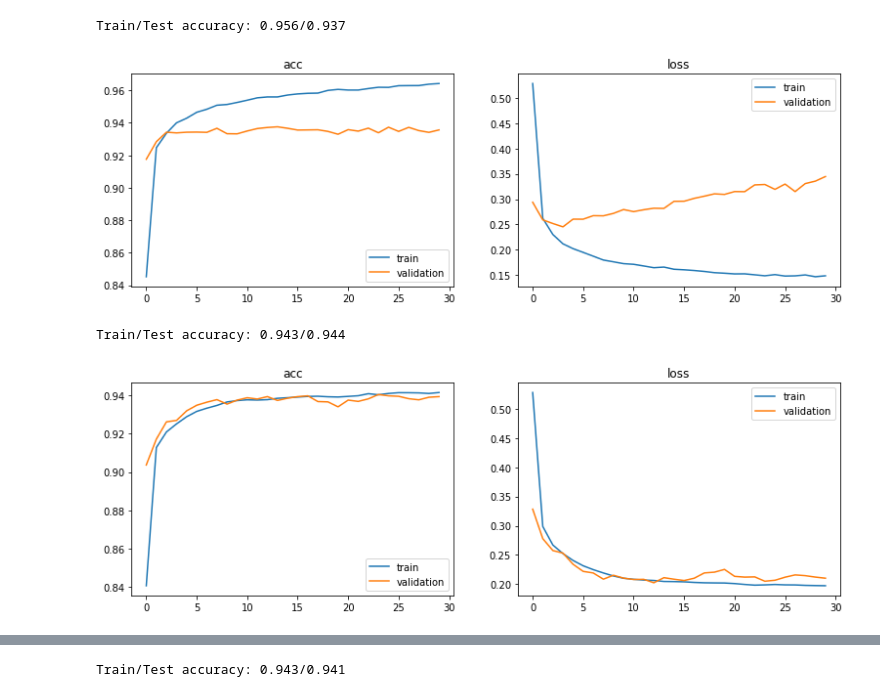
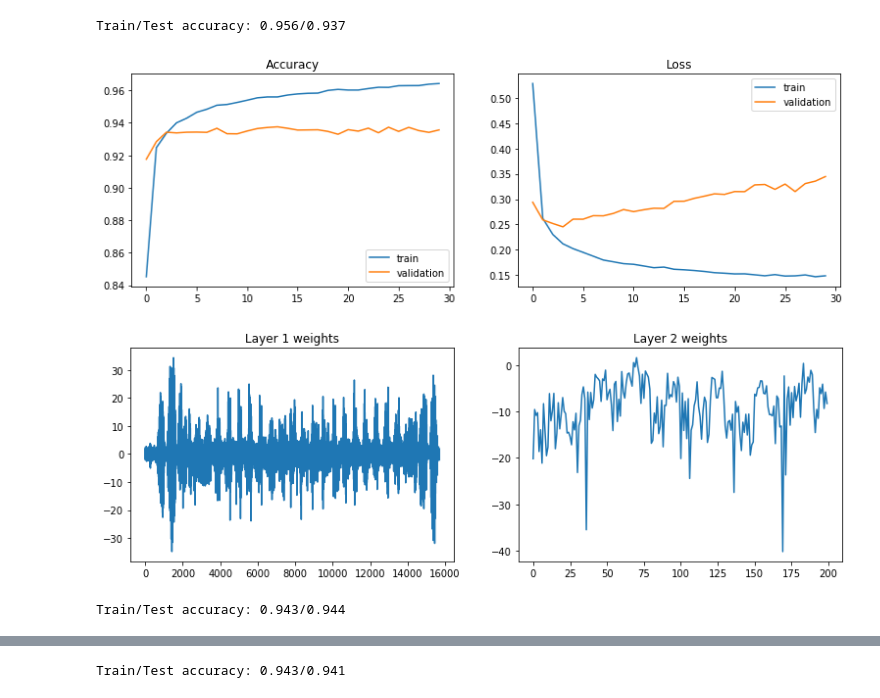
Before and after one commit to rod1n/machine-learning, a Jupyter notebook: examples/regularization/regularizers.ipynb, the cells around one changed output, grey strips where cells are left out. Drawn from its saved outputs; the diff is of its cells as text; code cells hidden in the pictures.

Commit message:
Plot weights in regularizers example

```diff
--- a/examples/regularization/regularizers.ipynb
+++ b/examples/regularization/regularizers.ipynb
@@ -9,6 +9,29 @@ from nn.optimizers import Adam, SGD
 from tensorflow.keras.datasets import mnist
 import numpy as np
 import matplotlib.pyplot as plt
+# %%
+def plot_metrics(model):
+    metrics = {'acc': 'Accuracy', 'loss': 'Loss'}
+
+    figure, subplots = plt.subplots(1, 2)
+    figure.set_size_inches(13, 4)
+
+    for subplot, (metric, title) in zip(subplots, metrics.items()):
+        subplot.plot(model.scores[metric])
+        subplot.plot(model.scores['val_' + metric])
+        subplot.set_title(title)
+        subplot.legend(['train', 'validation'])
+    plt.show()
+
+def plot_weights(model):
+    figure, subplots = plt.subplots(1, len(model.layers))
+    figure.set_size_inches(13, 4)
+
+    for i, (layer, subplot) in enumerate(zip(model.layers, subplots)):
+        if hasattr(layer, 'weights'):
+            subplot.plot(layer.weights.flatten())
+            subplot.set_title("Layer " + str(i + 1) + " weights")
+    plt.show()
 # %%
 np.random.seed(1)
 
@@ -34,19 +57,12 @@ _, test_scores = no_reg.evaluate(X_test, y_test)
 print('Train/Test accuracy: %0.3f/%0.3f' % (train_scores['acc'], test_scores['acc']))
 # %% [output]
 Train/Test accuracy: 0.956/0.937
-# %%
-figure, subplots = plt.subplots(1, 2)
-figure.set_size_inches(13, 4)
-
-for subplot, metric in zip(subplots, ['acc', 'loss']):
-    subplot.plot(no_reg.scores[metric])
-    subplot.plot(no_reg.scores['val_' + metric])
-    subplot.set_title(metric)
-    subplot.legend(['train', 'validation'])
-
-plt.show()
-# %% [output]
-[figure, removed]
+# %%
+plot_metrics(no_reg)
+plot_weights(no_reg)
+# %% [output]
+[figure, added]
+[figure, added]
 # %%
 l1 = Model()
 l1.add(Dense(20, activation='sigmoid', input_shape=(784,), regularizer=L1(l=0.005)))
@@ -59,16 +75,3 @@ _, test_scores = l1.evaluate(X_test, y_test)
 print('Train/Test accuracy: %0.3f/%0.3f' % (train_scores['acc'], test_scores['acc']))
 # %% [output]
 Train/Test accuracy: 0.943/0.944
-# %%
-figure, subplots = plt.subplots(1, 2)
-figure.set_size_inches(13, 4)
-
-for subplot, metric in zip(subplots, ['acc', 'loss']):
-    subplot.plot(l1.scores[metric])
-    subplot.plot(l1.scores['val_' + metric])
-    subplot.set_title(metric)
-    subplot.legend(['train', 'validation'])
-
-plt.show()
-# %% [output]
-[figure, removed]
```
Also changed, not shown: parts of 5 cells of this notebook.
